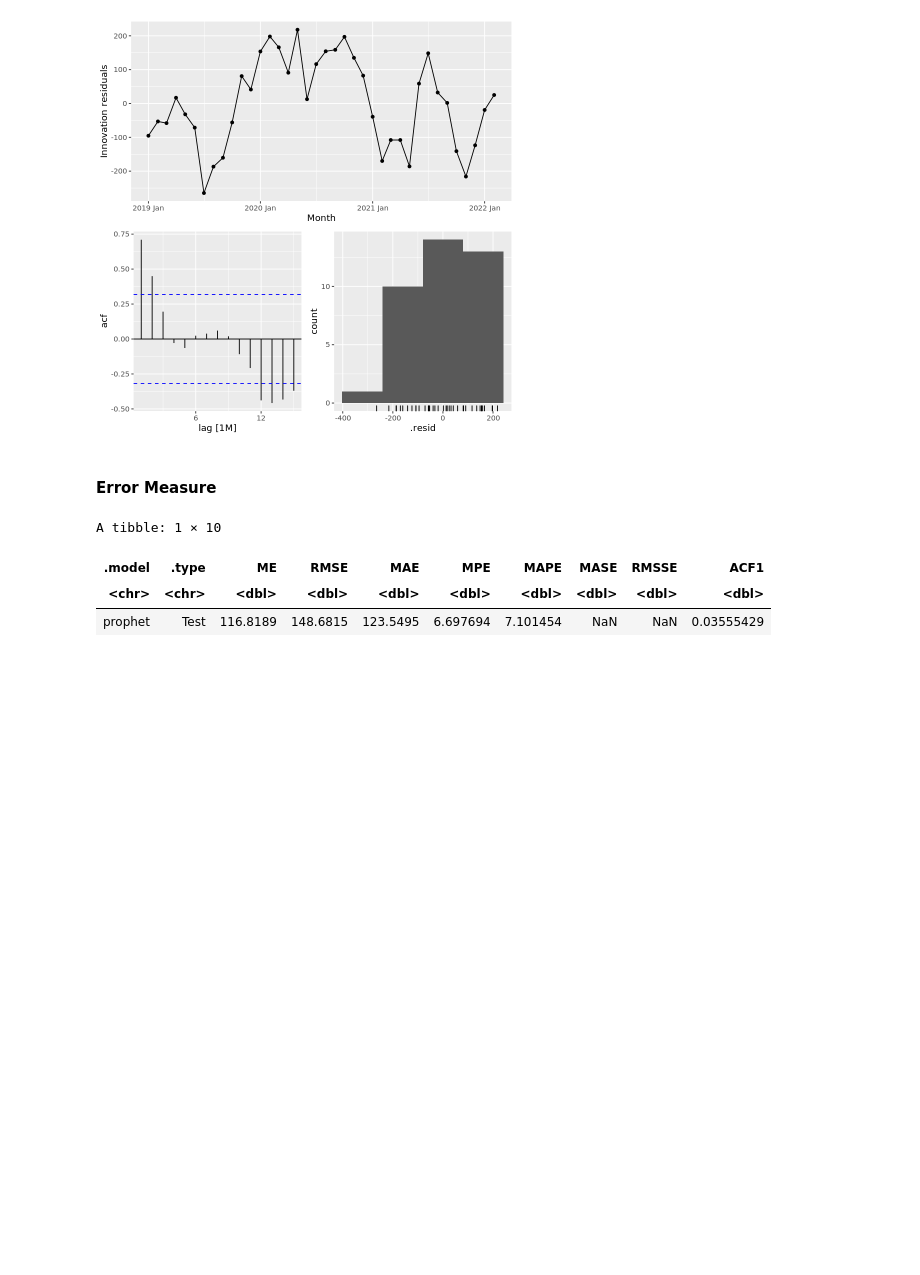
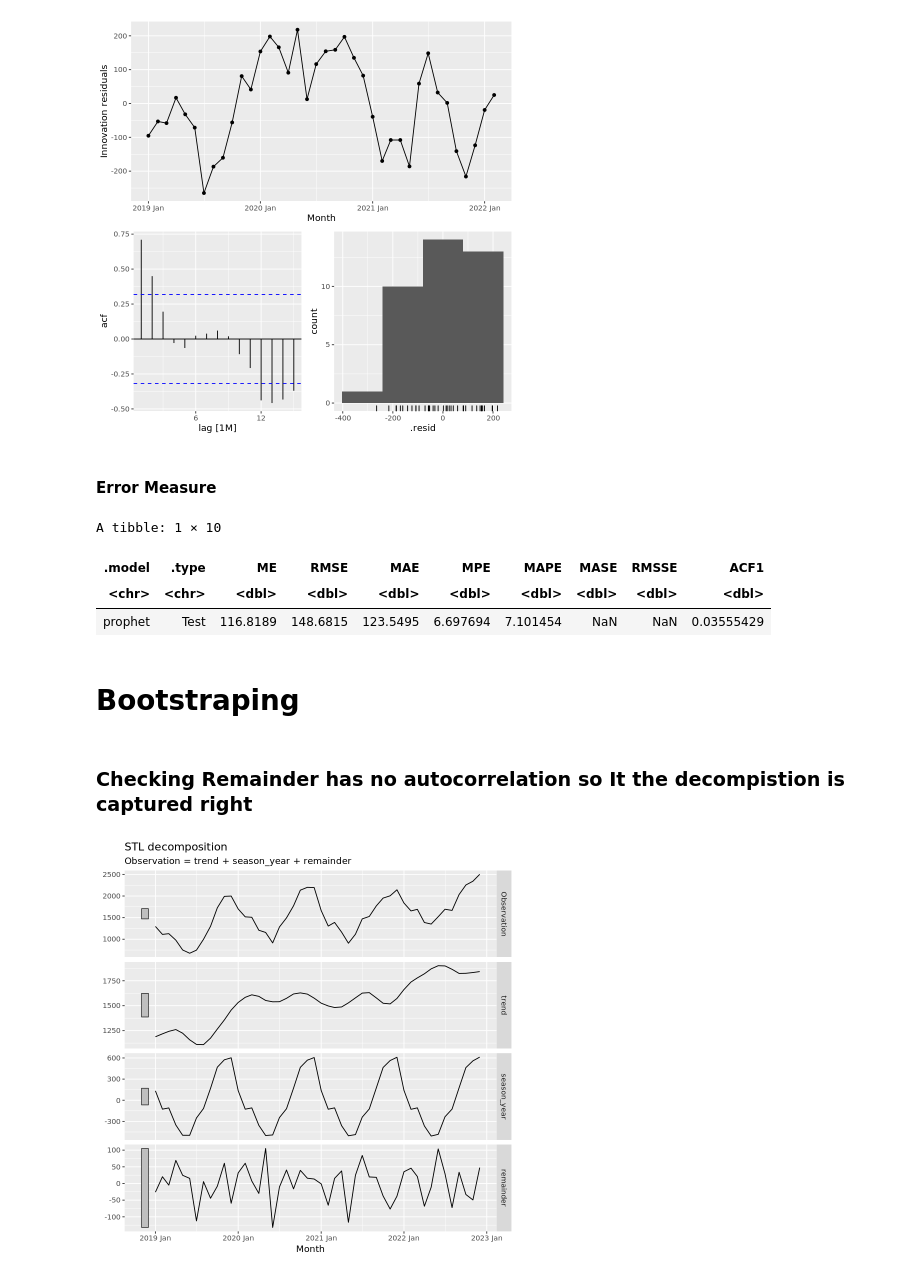
Before and after one commit to Ibrahim-Khayat/-IE499, a Jupyter notebook: index.ipynb, the cells around one changed output. Cells and saved outputs as stored; diff of their text form; code cells hidden in the pictures; blank space fills up the shorter version.

Commit message:
Add files via upload
Edited decompsition Added bootstrap

```diff
--- a/index.ipynb
+++ b/index.ipynb
@@ -625,3 +625,15 @@ A tibble: 1 × 10
 | .model | .type | ME | RMSE | MAE | MPE | MAPE | MASE | RMSSE | ACF1 |
 | <chr> | <chr> | <dbl> | <dbl> | <dbl> | <dbl> | <dbl> | <dbl> | <dbl> | <dbl> |
 | prophet | Test | 116.8189 | 148.6815 | 123.5495 | 6.697694 | 7.101454 | NaN | NaN | 0.03555429 |
+# %% [markdown]
+# Bootstraping
+# %% [markdown]
+### Checking Remainder has no autocorrelation so It the decompistion is captured right
+# %%
+dcmp <- Chips |>
+  model(
+    STL(Observation ~ trend(window = 7)))
+
+  components(dcmp) |>autoplot()
+# %% [output]
+[figure, added]
```
Also changed, not shown: parts of 4 cells of this notebook.
